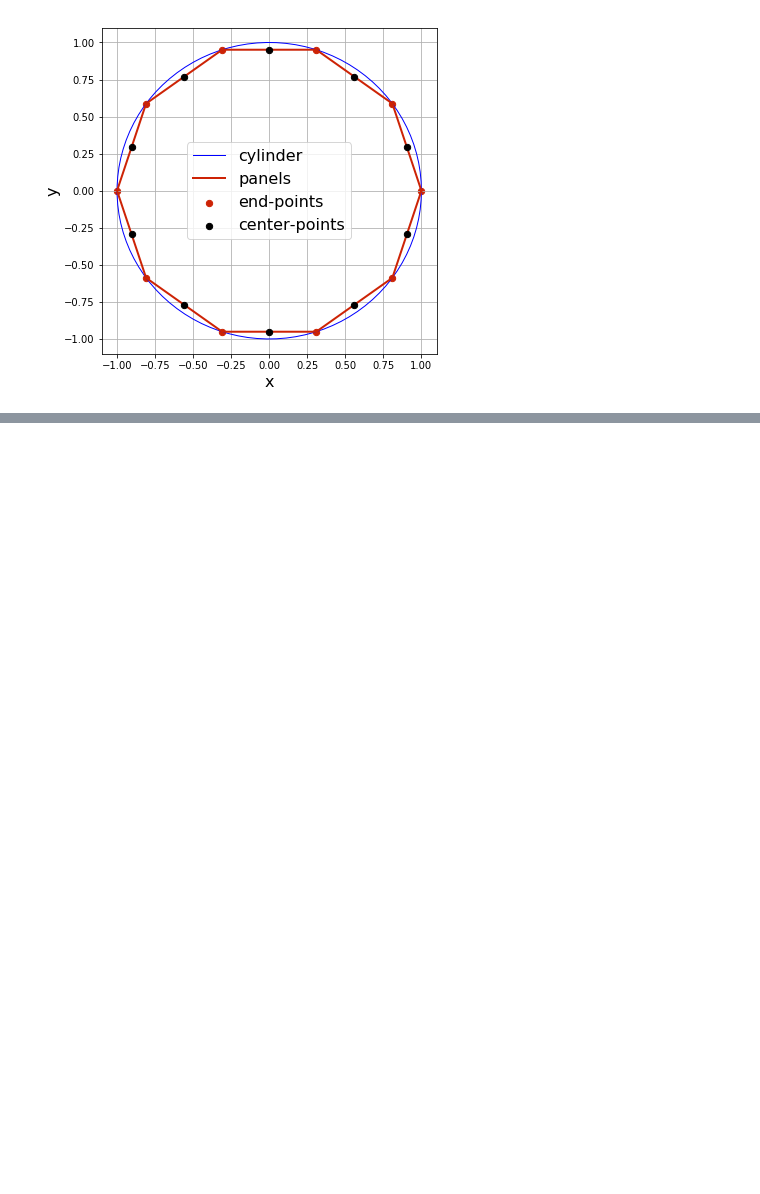
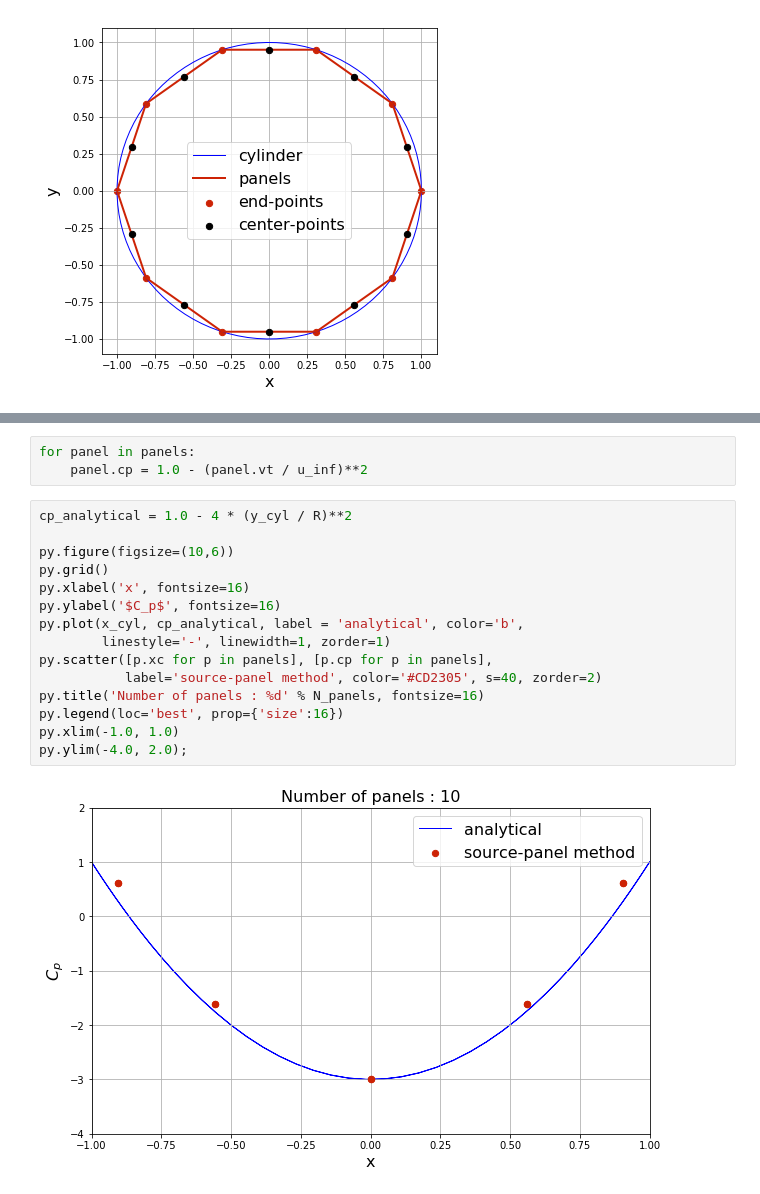
Before and after one commit to ppaulson56/MAE6226, a Jupyter notebook: 09_L9.ipynb, the cells around one changed output, grey strips where cells are left out. Cells and saved outputs as stored; diff of their text form; blank space fills up the shorter version.

```diff
--- a/09_L9.ipynb
+++ b/09_L9.ipynb
@@ -69,0 +116,20 @@ py.ylim(-1.1, 1.1);
+# %%
+for panel in panels:
+    panel.cp = 1.0 - (panel.vt / u_inf)**2
+# %%
+cp_analytical = 1.0 - 4 * (y_cyl / R)**2
+
+py.figure(figsize=(10,6))
+py.grid()
+py.xlabel('x', fontsize=16)
+py.ylabel('$C_p$', fontsize=16)
+py.plot(x_cyl, cp_analytical, label = 'analytical', color='b',
+        linestyle='-', linewidth=1, zorder=1)
+py.scatter([p.xc for p in panels], [p.cp for p in panels],
+           label='source-panel method', color='#CD2305', s=40, zorder=2)
+py.title('Number of panels : %d' % N_panels, fontsize=16)
+py.legend(loc='best', prop={'size':16})
+py.xlim(-1.0, 1.0)
+py.ylim(-4.0, 2.0);
+# %% [output]
+[figure, added]
```
Also changed, not shown: parts of 9 cells of this notebook.
